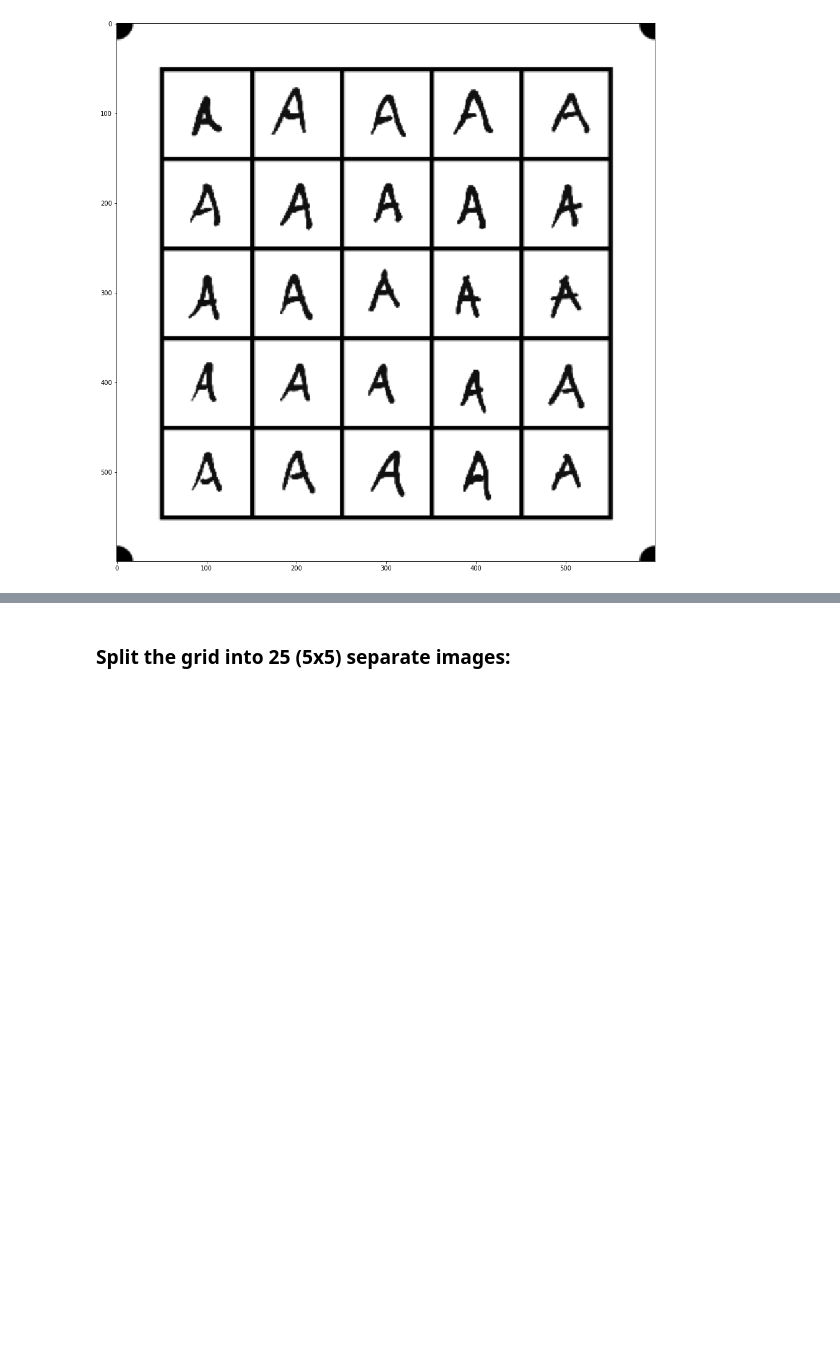
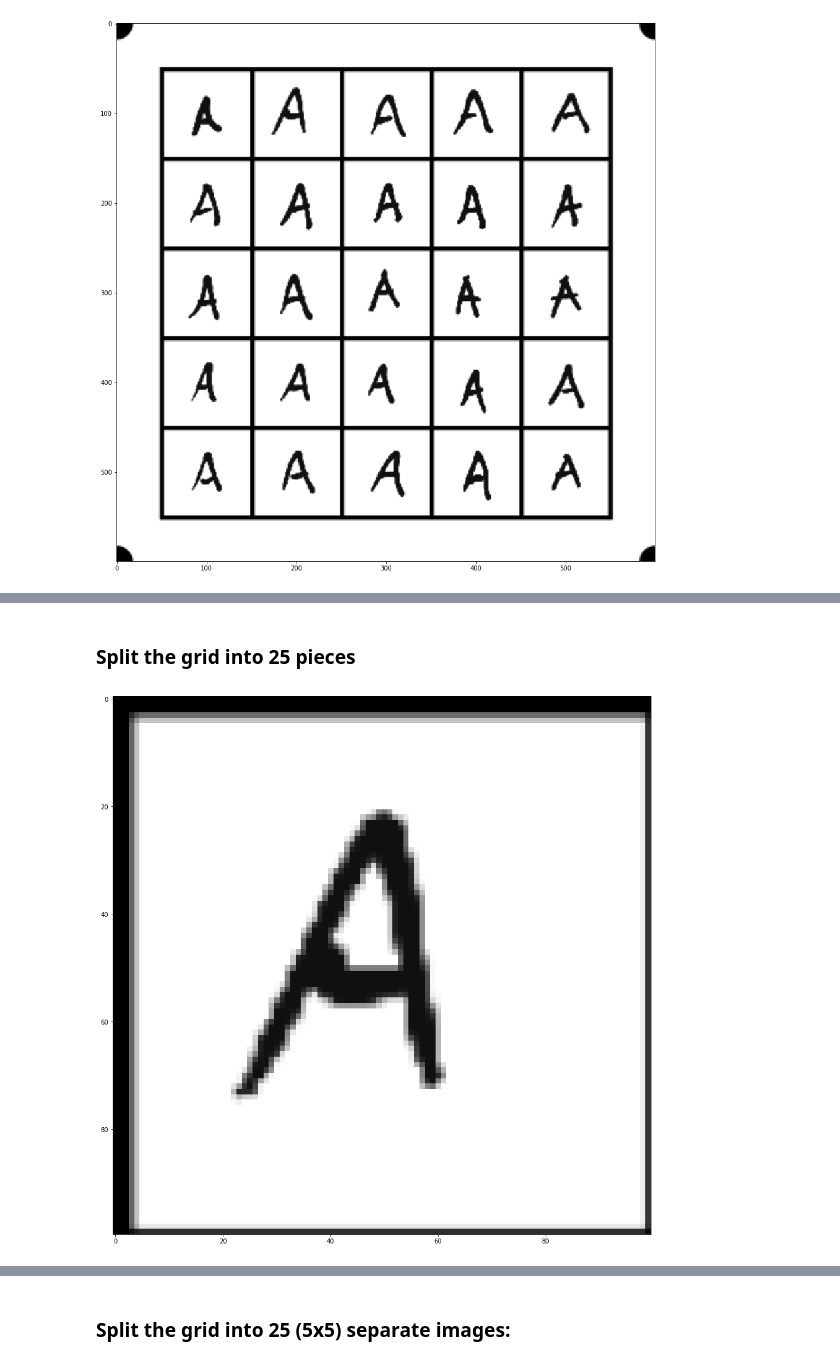
Before and after one commit to shegocaga/TDS-python-nn-18-fall, a Jupyter notebook: lecture_materials/2018-11-05 TDS Image Manipulation/TDS Image Manipulation.ipynb, the cells around one changed output, grey strips where cells are left out. Drawn from its saved outputs; the diff is of its cells as text; code cells hidden in the pictures; blank space fills up the shorter version.

```diff
--- a/lecture_materials/2018-11-05 TDS Image Manipulation/TDS Image Manipulation.ipynb
+++ b/lecture_materials/2018-11-05 TDS Image Manipulation/TDS Image Manipulation.ipynb
@@ -76,0 +92,14 @@ plt.show()
+# %% [markdown]
+### Split the grid into 25 pieces
+# %%
+cells = []
+cellsize = int((img_warp2.shape[0])/5)
+for row in range(0,5):
+    for col in range(0,5):
+        cells.append(img_warp2[cellsize*row:cellsize*(row+1),cellsize*col:cellsize*(col+1)])
+
+fig = plt.figure(figsize=(16,16))
+plt.imshow(cells[1], cmap='gray')
+plt.show()
+# %% [output]
+[figure, added]
```
Also changed, not shown: parts of 15 cells of this notebook.
